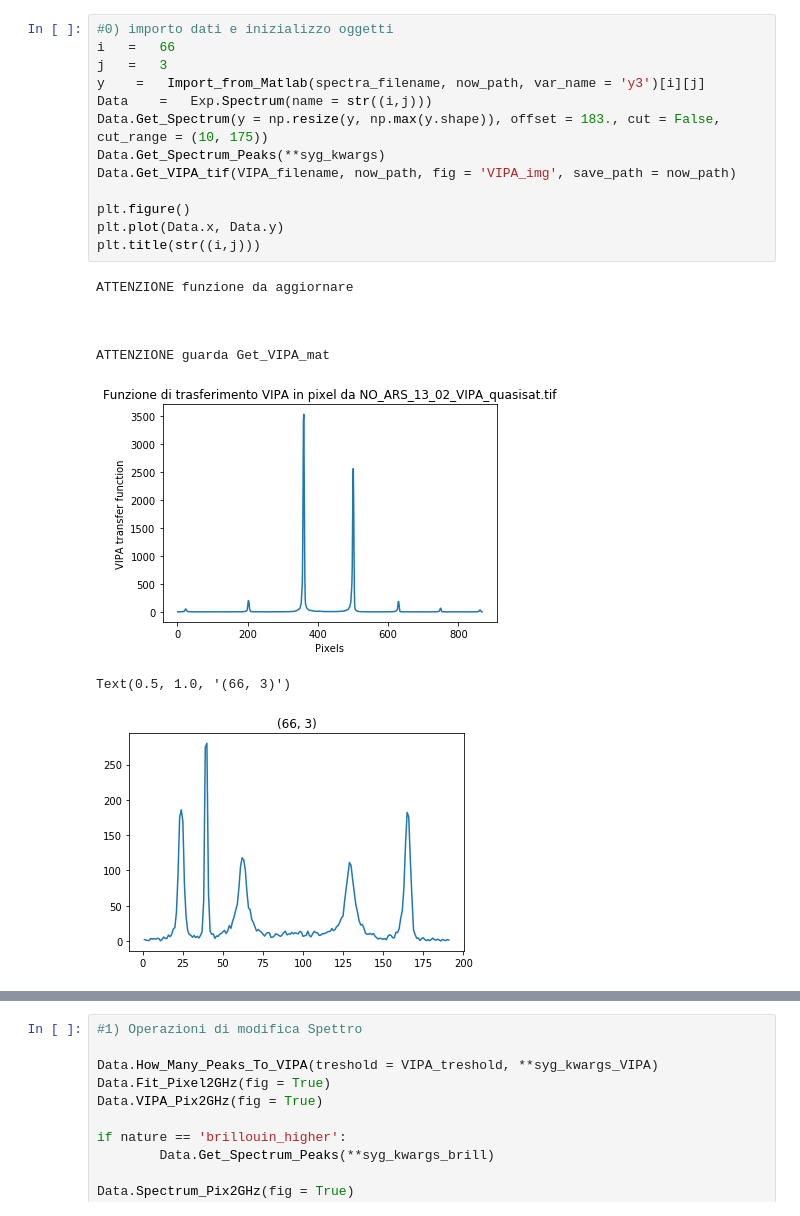
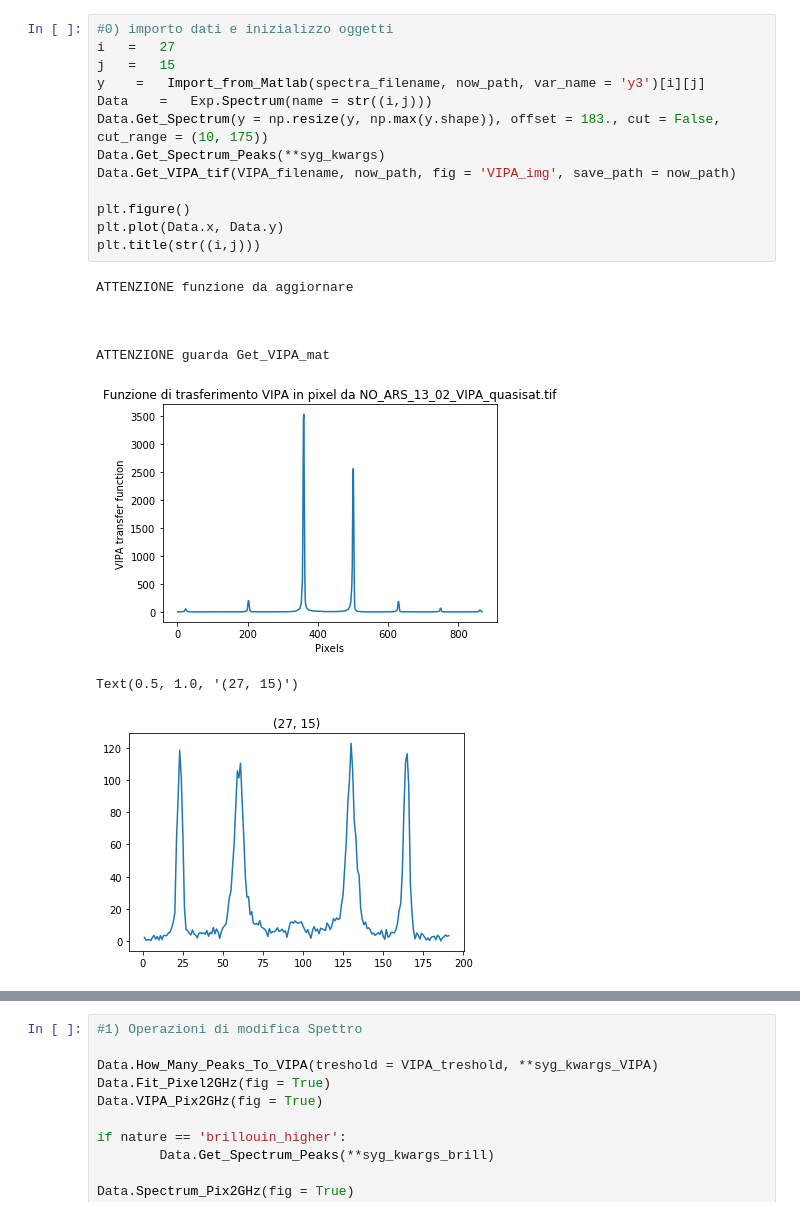
Before and after one commit to flautodipan/Python_Libraries, a Jupyter notebook: Experimentum_single.ipynb, the cells around one changed output, grey strips where cells are left out. Cells and saved outputs as stored; diff of their text form.

```diff
--- a/Experimentum_single.ipynb
+++ b/Experimentum_single.ipynb
@@ -36,26 +36,26 @@ cols_real   = ('Co', 'Omega', 'Gamma', 'Delta', 'tau', 'delta_position', 'delta_
 cols_gauss  = ( 'A', 'mu', 'sigma')
 # %%
 #0) importo dati e inizializzo oggetti
-i   =   66
-j   =   3
+i   =   27
+j   =   15
 y    =   Import_from_Matlab(spectra_filename, now_path, var_name = 'y3')[i][j]
 Data    =   Exp.Spectrum(name = str((i,j)))
 Data.Get_Spectrum(y = np.resize(y, np.max(y.shape)), offset = 183., cut = False, cut_range = (10, 175))
 Data.Get_Spectrum_Peaks(**syg_kwargs)
 Data.Get_VIPA_tif(VIPA_filename, now_path, fig = 'VIPA_img', save_path = now_path)
 
 plt.figure()
 plt.plot(Data.x, Data.y)
 plt.title(str((i,j)))
 # %% [output]
 ATTENZIONE funzione da aggiornare
 
 
 
 ATTENZIONE guarda Get_VIPA_mat
 [figure]
-Text(0.5, 1.0, '(66, 3)')
+Text(0.5, 1.0, '(27, 15)')
-[figure, old version]
+[figure, new version]
 # %%
 
 check = Data.Check_Spectrum_Saturation(saturation_height = sat_height, saturation_width = sat_width)
```
Also changed, not shown: parts of 8 cells of this notebook, 5 other files.
